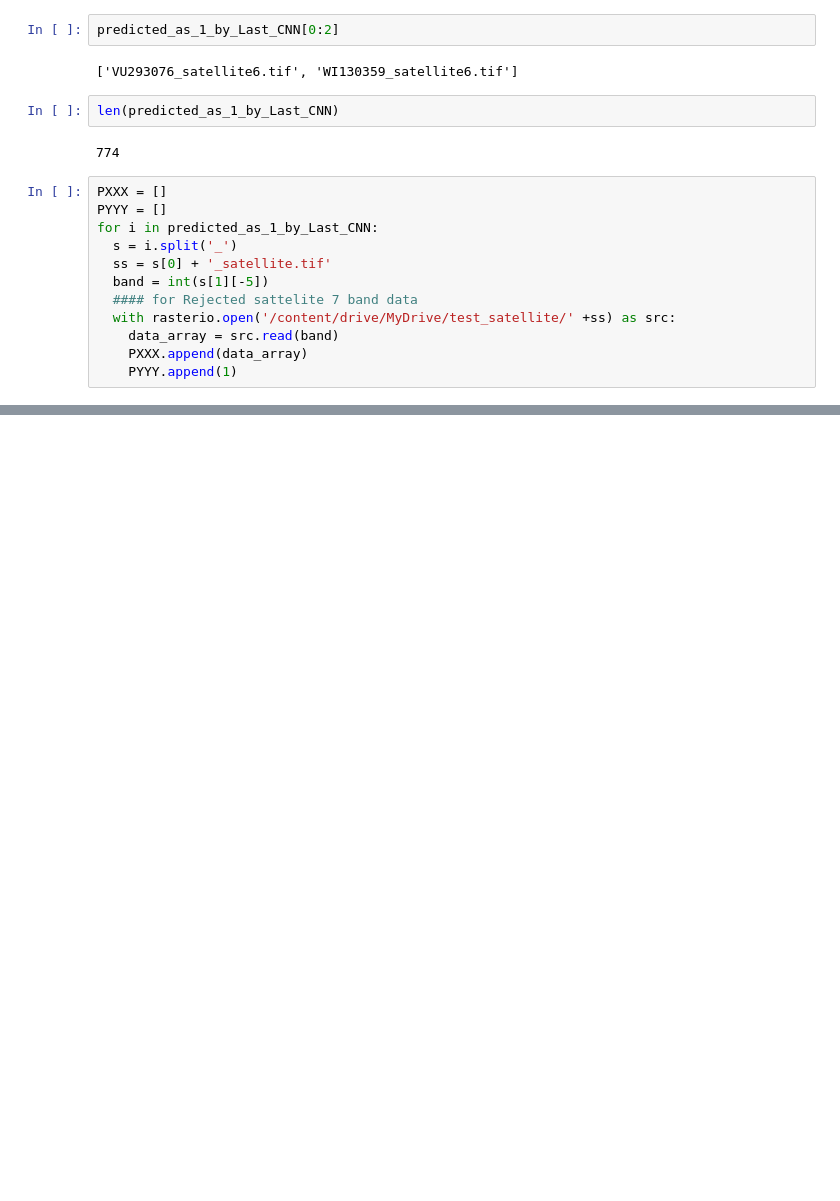
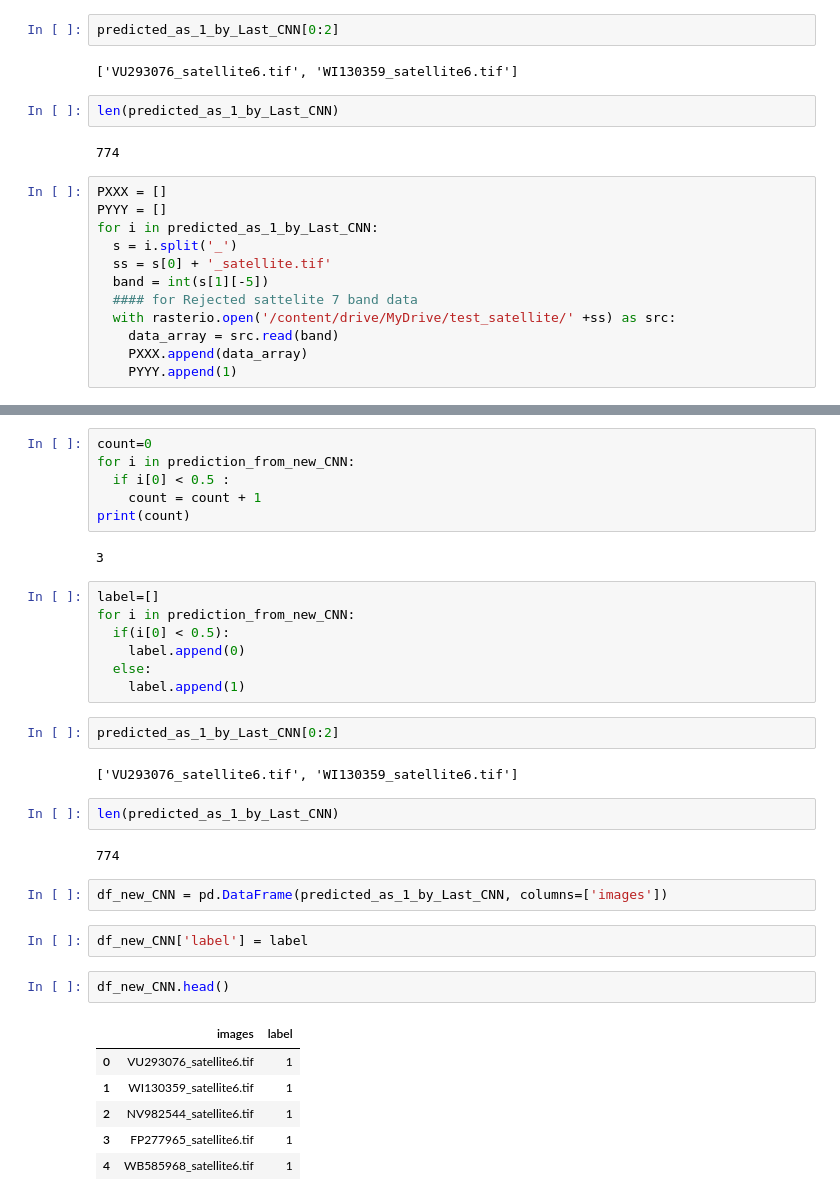
Before and after one commit to BRIJNANDA1979/Segmenting-Kelp-Forests-, a Jupyter notebook: Version_2_1_CNN_for_KELP.ipynb, the cells around one changed output, grey strips where cells are left out. Drawn from its saved outputs; the diff is of its cells as text; blank space fills up the shorter version.

```diff
--- a/Version_2_1_CNN_for_KELP.ipynb
+++ b/Version_2_1_CNN_for_KELP.ipynb
@@ -745,0 +775,36 @@ for i in predicted_as_1_by_Last_CNN:
+# %%
+count=0
+for i in prediction_from_new_CNN:
+  if i[0] < 0.5 :
+    count = count + 1
+print(count)
+# %% [output]
+3
+# %%
+label=[]
+for i in prediction_from_new_CNN:
+  if(i[0] < 0.5):
+    label.append(0)
+  else:
+    label.append(1)
+# %%
+predicted_as_1_by_Last_CNN[0:2]
+# %% [output]
+['VU293076_satellite6.tif', 'WI130359_satellite6.tif']
+# %%
+len(predicted_as_1_by_Last_CNN)
+# %% [output]
+774
+# %%
+df_new_CNN = pd.DataFrame(predicted_as_1_by_Last_CNN, columns=['images'])
+# %%
+df_new_CNN['label'] = label
+# %%
+df_new_CNN.head()
+# %% [output]
+|  | images | label |
+| 0 | VU293076_satellite6.tif | 1 |
+| 1 | WI130359_satellite6.tif | 1 |
+| 2 | NV982544_satellite6.tif | 1 |
+| 3 | FP277965_satellite6.tif | 1 |
+| 4 | WB585968_satellite6.tif | 1 |
```
Also changed, not shown: parts of 9 cells of this notebook.
